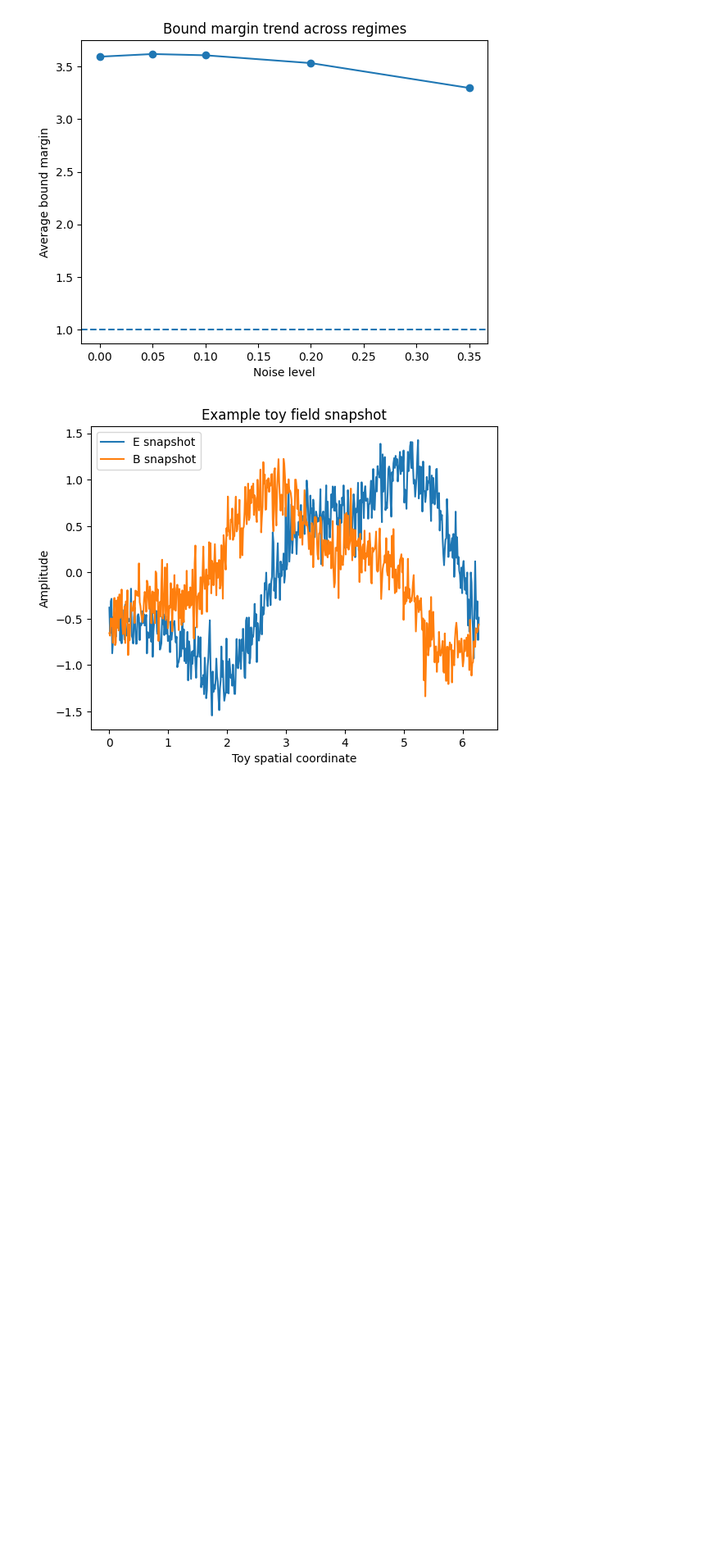
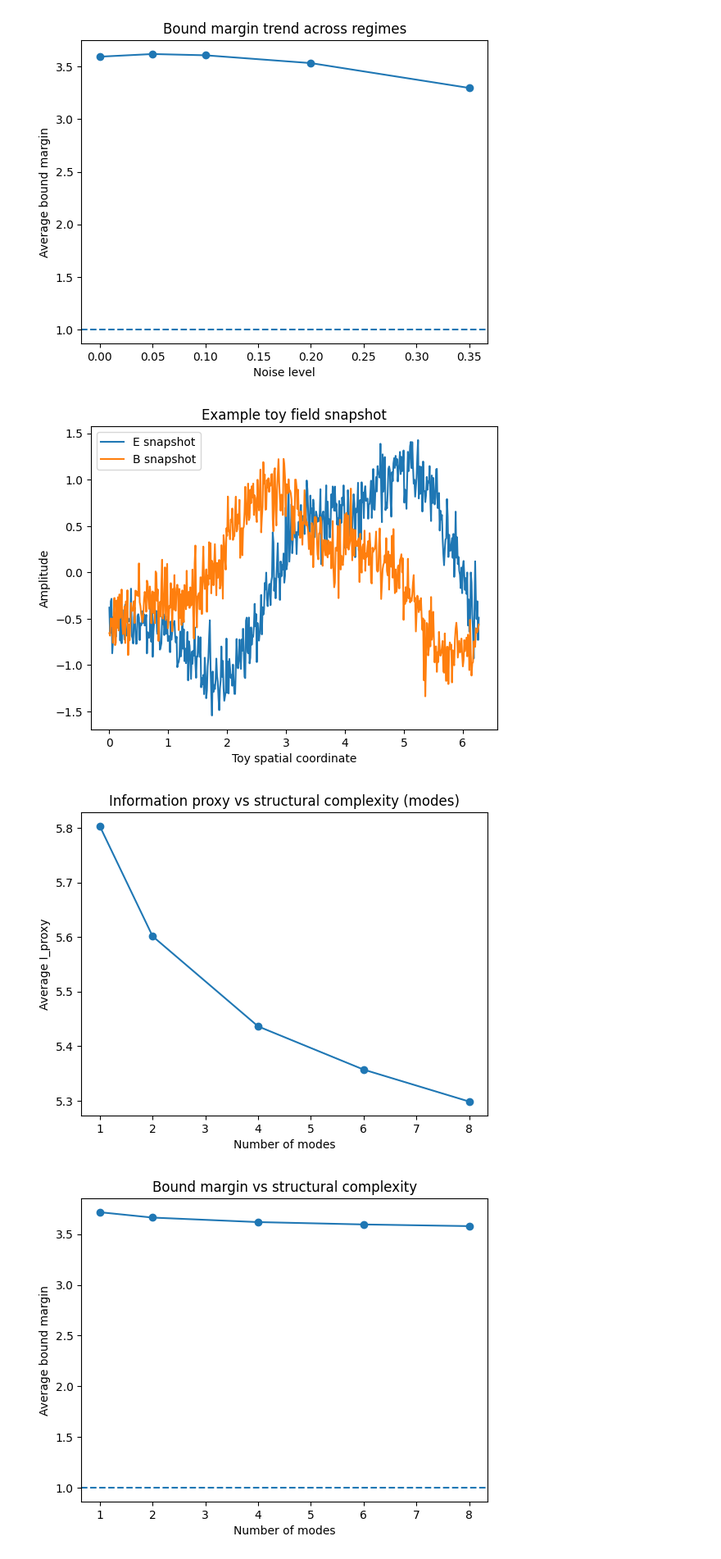
Before and after one commit to eon715/em-info-bound-colab-demo, a Jupyter notebook: Another_copy_of_toy_em_bound_demo.ipynb, the cells around one changed output. Shown at 82% size. Saved outputs shown, nothing was run; the diff lists cells and outputs as text; code cells hidden in the pictures; blank space fills up the shorter version.

Commit message:
Add analytic cases and mode-sweep validation

```diff
--- a/Another_copy_of_toy_em_bound_demo.ipynb
+++ b/Another_copy_of_toy_em_bound_demo.ipynb
@@ -91,3 +91,65 @@ plt.legend()
 plt.show()
 # %% [output]
 [figure]
+# %%
+def generate_wave_snapshot_with_modes(n_points, t, noise_level, n_modes=1, seed=0):
+    rng = np.random.default_rng(seed)
+    x = np.linspace(0, 2*np.pi, n_points, endpoint=False)
+
+    E = np.zeros_like(x)
+    B = np.zeros_like(x)
+
+    for k in range(1, n_modes + 1):
+        E += (1.0 / k) * np.sin(k * x - (k + 1) * t)
+        B += (0.7 / k) * np.sin(k * x - (k + 1) * t + np.pi/2)
+
+    E += noise_level * rng.standard_normal(n_points)
+    B += noise_level * rng.standard_normal(n_points)
+
+    return x, E, B
+# %%
+mode_counts = [1, 2, 4, 6, 8]
+noise_level = 0.05
+times = np.linspace(0, 6, 60)
+
+avg_I_modes = []
+avg_margin_modes = []
+
+for m in mode_counts:
+    I_vals = []
+    m_vals = []
+    for t in times:
+        _, E, B = generate_wave_snapshot_with_modes(
+            n_points=512,
+            t=t,
+            noise_level=noise_level,
+            n_modes=m,
+            seed=200+m
+        )
+        I = info_proxy_entropy(E)
+        margin = bound_margin(E, B, I)
+        I_vals.append(I)
+        m_vals.append(margin)
+
+    avg_I_modes.append(np.mean(I_vals))
+    avg_margin_modes.append(np.mean(m_vals))
+
+# Plot: I_proxy vs number of modes
+plt.figure()
+plt.plot(mode_counts, avg_I_modes, marker='o')
+plt.xlabel("Number of modes")
+plt.ylabel("Average I_proxy")
+plt.title("Information proxy vs structural complexity (modes)")
+plt.show()
+
+# Plot: margin vs number of modes
+plt.figure()
+plt.plot(mode_counts, avg_margin_modes, marker='o')
+plt.axhline(1.0, linestyle='--')
+plt.xlabel("Number of modes")
+plt.ylabel("Average bound margin")
+plt.title("Bound margin vs structural complexity")
+plt.show()
+# %% [output]
+[figure, added]
+[figure, added]
```
Also changed, not shown: parts of 3 cells of this notebook.
